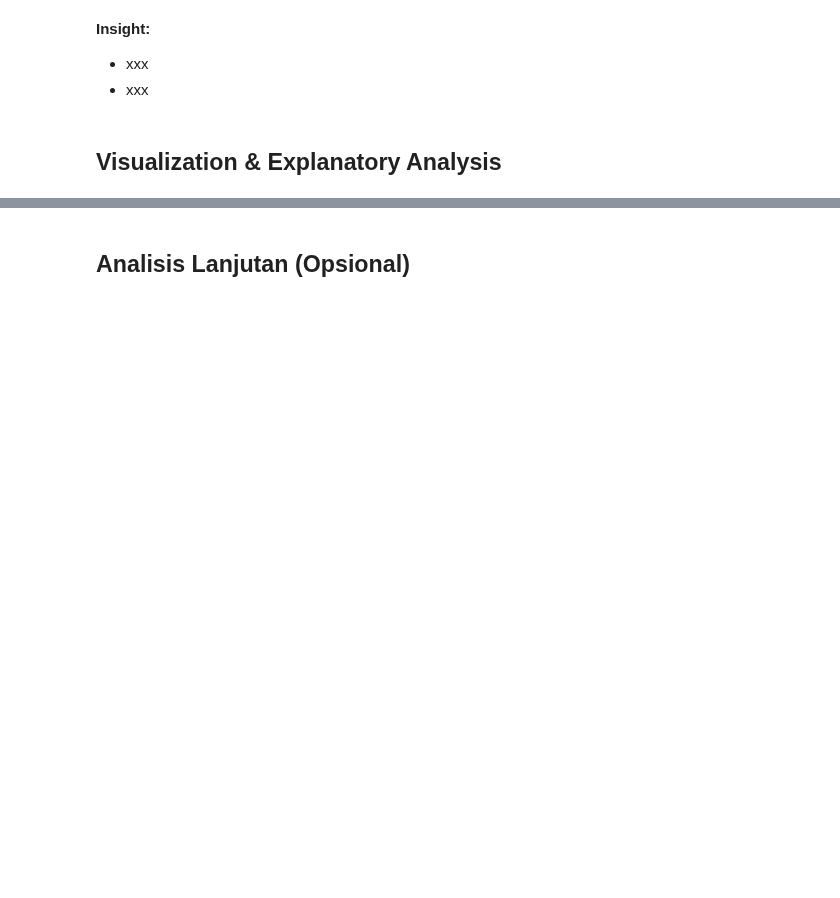
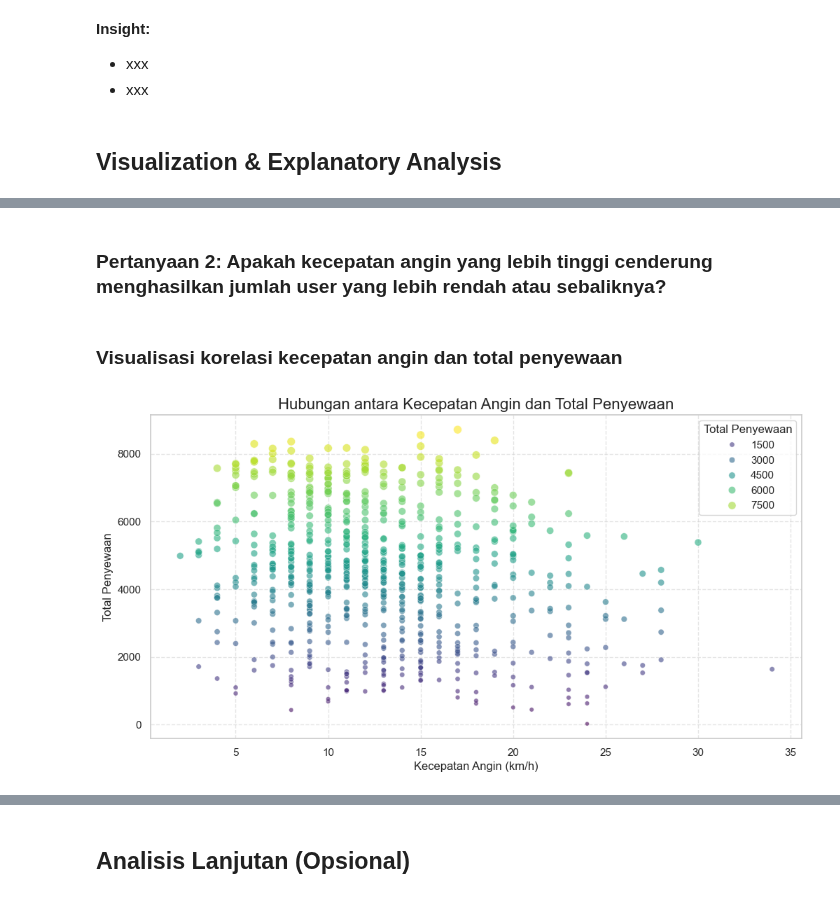
Before and after one commit to richalfajril/proyek-bike-sharing-dataset, a Jupyter notebook: notebook.ipynb, the cells around one changed output, grey strips where cells are left out. Drawn from its saved outputs; the diff is of its cells as text; code cells hidden in the pictures; blank space fills up the shorter version.

```diff
--- a/notebook.ipynb
+++ b/notebook.ipynb
@@ -565,0 +742,23 @@ day_df.to_csv('cleaned_day_data.csv', index=False)
+# %% [markdown]
+### Pertanyaan 2: Apakah kecepatan angin yang lebih tinggi cenderung menghasilkan jumlah user yang lebih rendah atau sebaliknya?
+# %% [markdown]
+### Visualisasi korelasi kecepatan angin dan total penyewaan
+# %%
+import seaborn as sns
+import matplotlib.pyplot as plt
+
+plt.figure(figsize=(12, 6))
+sns.scatterplot(x=day_df['kecepatan_angin'], y=day_df['total'],
+                hue='total',
+                size='total',
+                palette='viridis',
+                alpha=0.6,
+                data=day_df)
+plt.title('Hubungan antara Kecepatan Angin dan Total Penyewaan', fontsize=16)
+plt.xlabel('Kecepatan Angin (km/h)', fontsize=12)
+plt.ylabel('Total Penyewaan', fontsize=12)
+plt.legend(title='Total Penyewaan')
+plt.grid(True, linestyle='--', alpha=0.5)
+plt.show()
+# %% [output]
+[figure, added]
```
Also changed, not shown: parts of 42 cells of this notebook, 4 other files.
